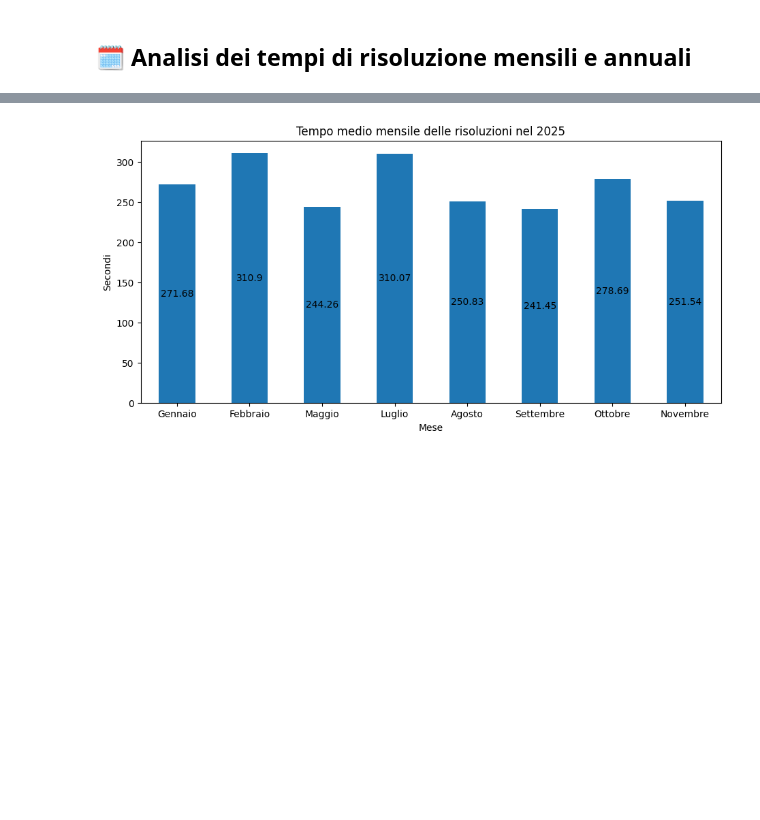
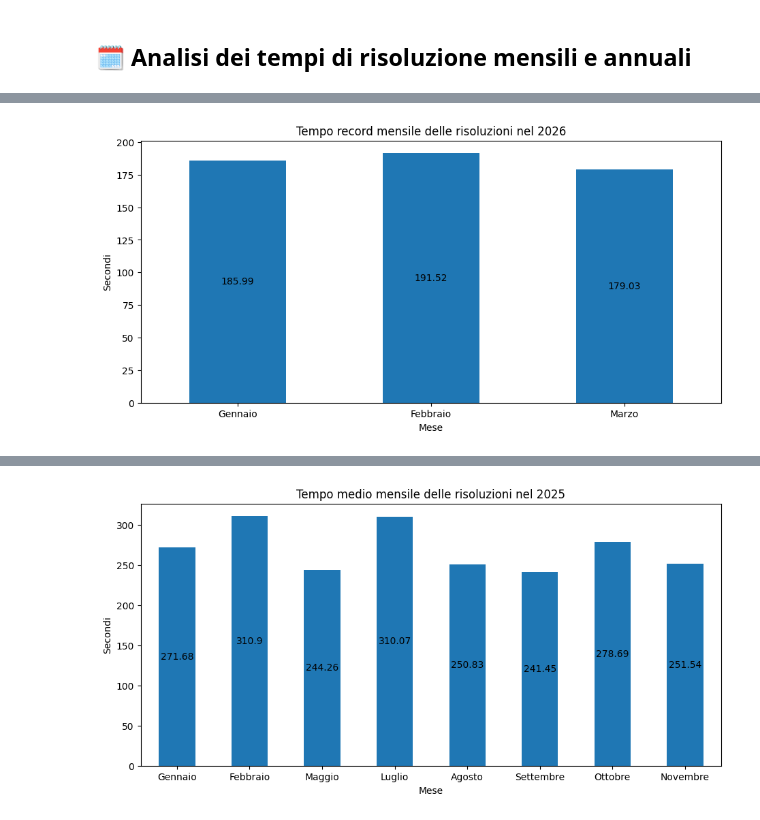
Before and after one commit to gl-alaimo/Timer_cubo_di_Rubik, a Jupyter notebook: scripts/notebook_cubo_4x4x4.ipynb, the cells around one changed output, grey strips where cells are left out. Cells and saved outputs as stored; diff of their text form; code cells hidden in the pictures; blank space fills up the shorter version.

```diff
--- a/scripts/notebook_cubo_4x4x4.ipynb
+++ b/scripts/notebook_cubo_4x4x4.ipynb
@@ -50,3 +82,7 @@ modulo_rubik.grafico_record_media_massimo(df_cubo=df)
+# %%
+modulo_rubik.grafico_record_mensili(df_cubo=df, anno=2026)
+# %% [output]
+[figure, added]
 # %%
 # Tempi medi mensili in secondi delle risoluzioni del 2025
 modulo_rubik.medie_risoluzioni_mensili(df_cubo=df, anno=2025)
```
Also changed, not shown: parts of 16 cells of this notebook, 13 other files.
